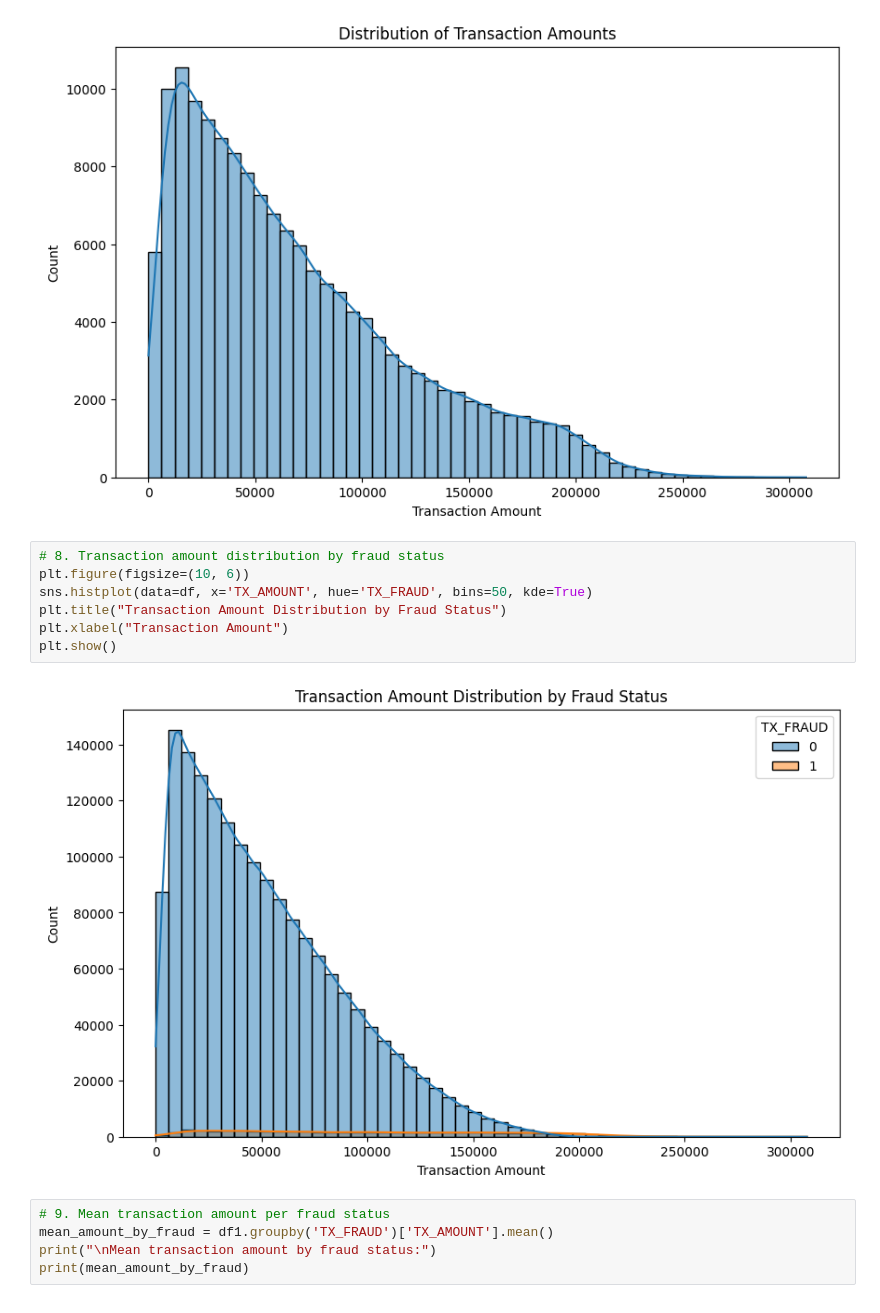
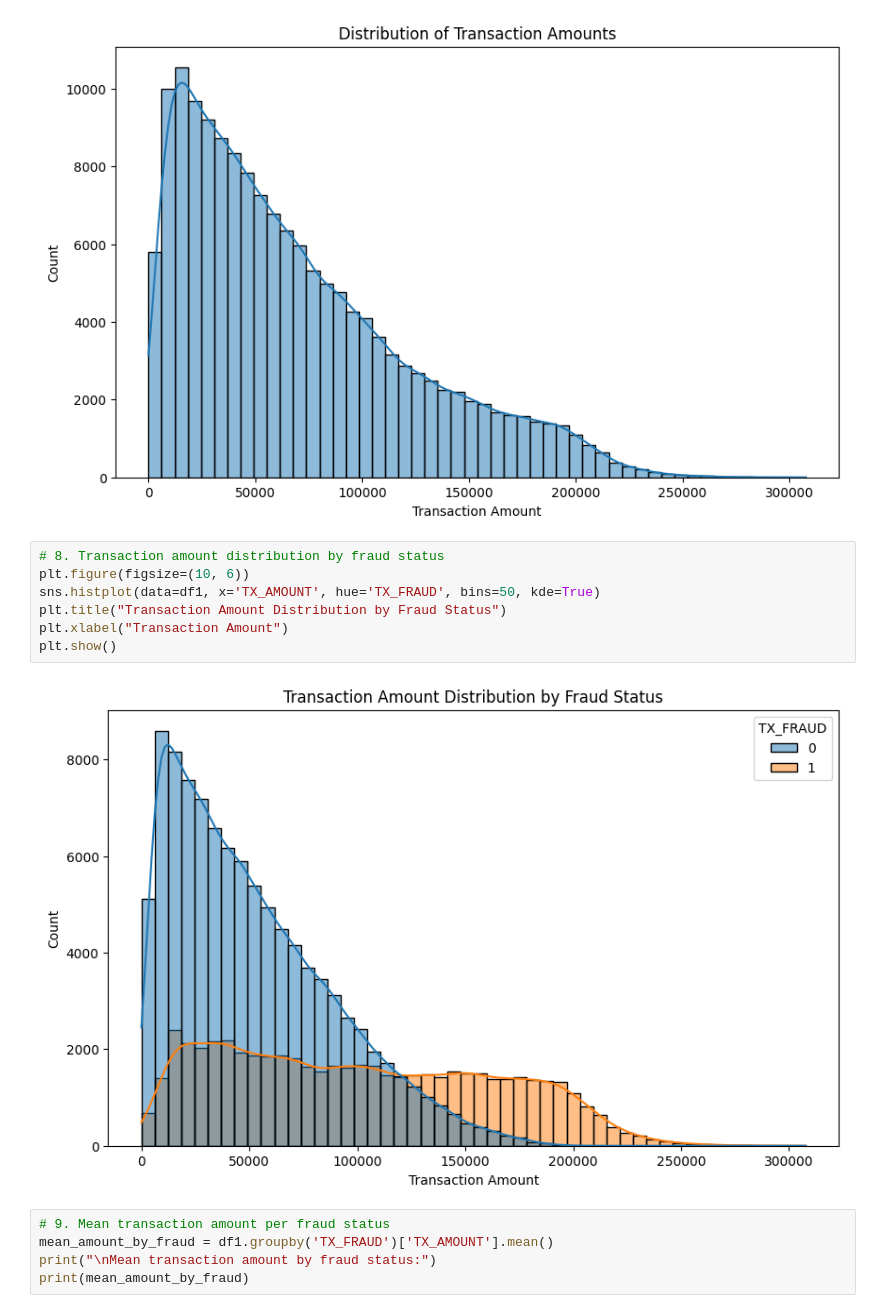
Before and after one commit to devinandana01/DeviProject, a Jupyter notebook: Devi2.ipynb, the cells around one changed output. Cells and saved outputs as stored; diff of their text form.

```diff
--- a/Devi2.ipynb
+++ b/Devi2.ipynb
@@ -207,12 +207,12 @@ plt.show()
 # %%
 # 8. Transaction amount distribution by fraud status
 plt.figure(figsize=(10, 6))
-sns.histplot(data=df, x='TX_AMOUNT', hue='TX_FRAUD', bins=50, kde=True)
+sns.histplot(data=df1, x='TX_AMOUNT', hue='TX_FRAUD', bins=50, kde=True)
 plt.title("Transaction Amount Distribution by Fraud Status")
 plt.xlabel("Transaction Amount")
 plt.show()
 # %% [output]
-[figure, old version]
+[figure, new version]
 # %%
 # 9. Mean transaction amount per fraud status
 mean_amount_by_fraud = df1.groupby('TX_FRAUD')['TX_AMOUNT'].mean()
```
Also changed, not shown: parts of 17 cells of this notebook.
